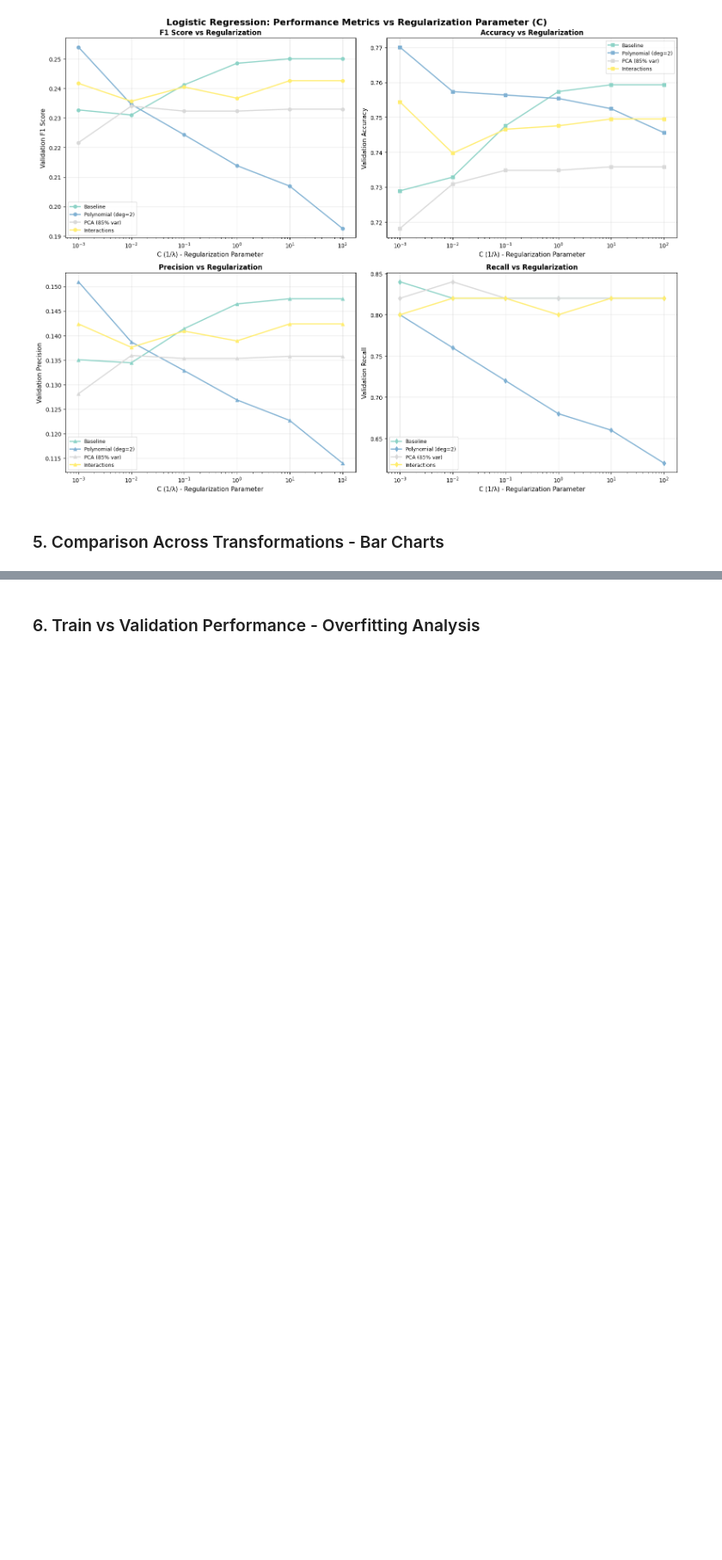
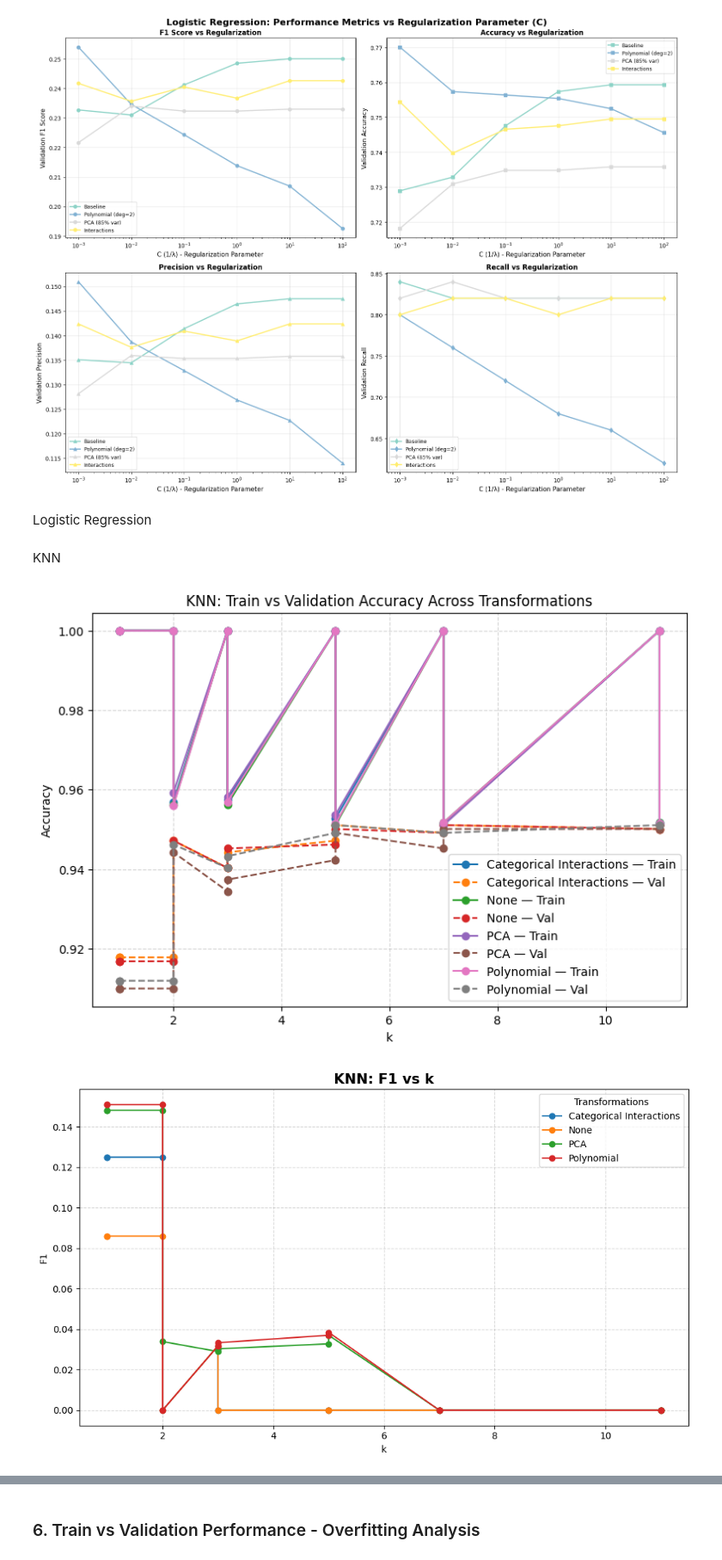
Before and after one commit to anthony-lamelas/Stroke_Prediction, a Jupyter notebook: main.ipynb, the cells around one changed output, grey strips where cells are left out. Shown at 86% size. Saved outputs shown, nothing was run; the diff lists cells and outputs as text; code cells hidden in the pictures; blank space fills up the shorter version.

Commit message:
trying to add graphs to the end

```diff
--- a/main.ipynb
+++ b/main.ipynb
@@ -2106,5 +2106,3 @@ plt.tight_layout()
 plt.show()
 # %% [output]
 [figure]
-# %% [markdown]
-### 5. Comparison Across Transformations - Bar Charts
@@ -2110,0 +2180,20 @@ plt.show()
+# %% [markdown]
+Logistic Regression
+# %% [markdown]
+KNN
+# %%
+col_names = ["Training Accuracy", "Validation Accuracy"]
+
+plot_train_vs_val_accuracy_by_transformation(knn_results_df, model_name="KNN", hyperparam_col="k", col_names=col_names)
+plot_metric_vs_hyperparam(knn_results_df,
+                          model_name="KNN",
+                          hyperparam_col="k",
+                          metric_col="F1")
+
+plot_metric_vs_hyperparam(knn_results_df,
+                          model_name="KNN",
+                          hyperparam_col="k",
+                          metric_col="Recall")
+# %% [output]
+[figure, added]
+[figure, added]
```
Also changed, not shown: parts of 4 cells of this notebook.
